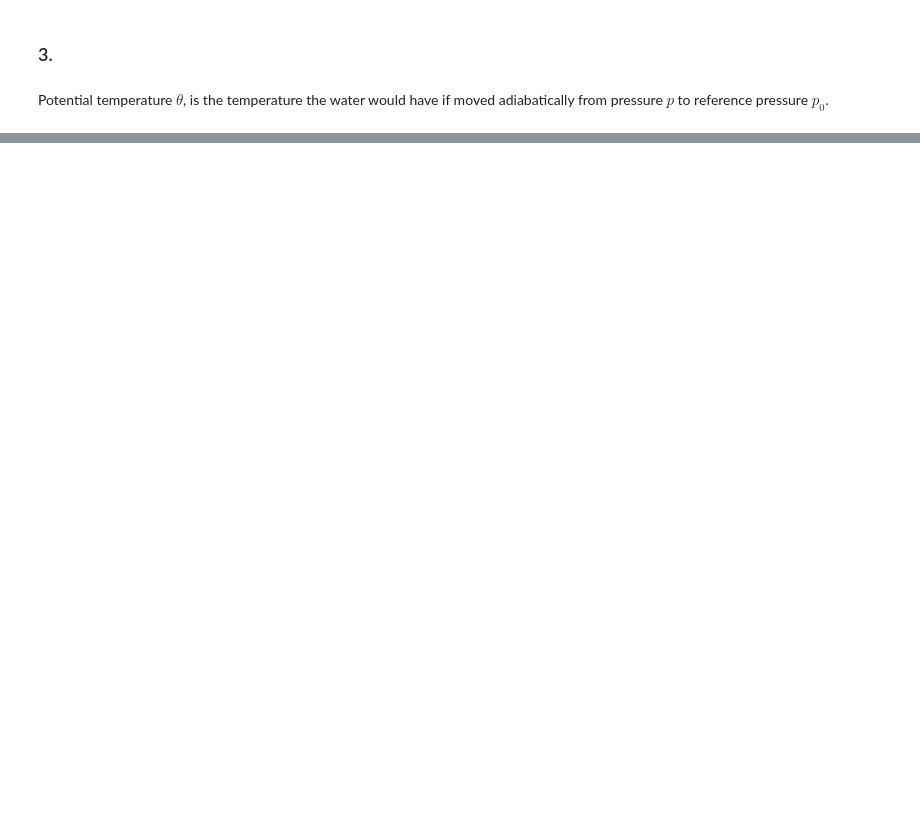
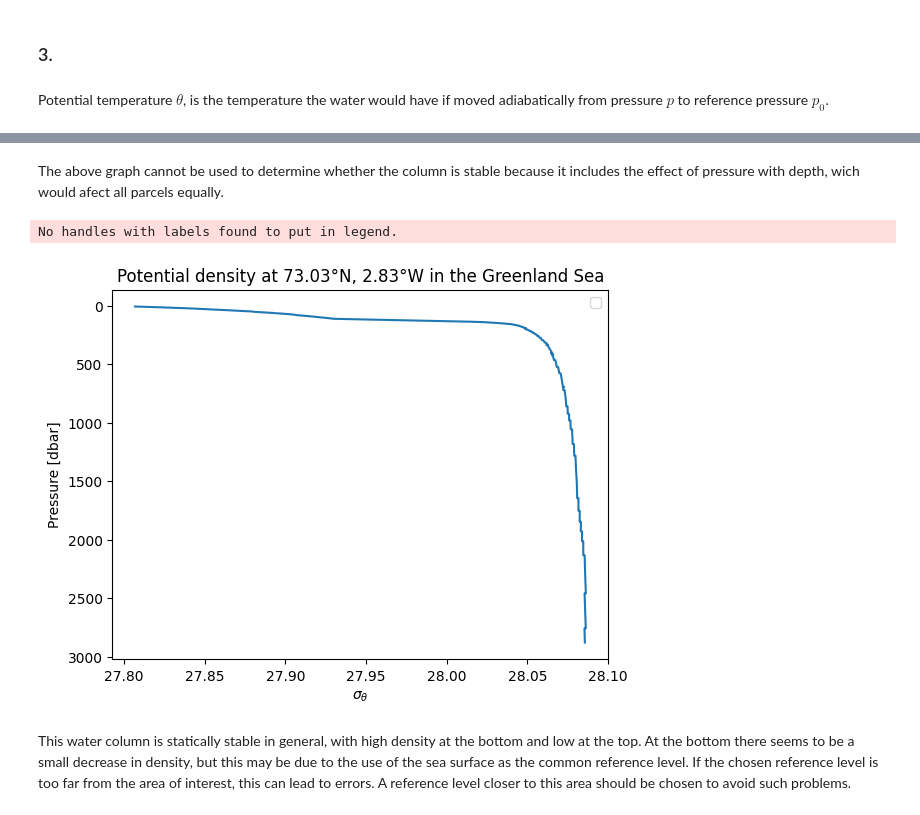
Before and after one commit to Alessimc/GEO2320, a Jupyter notebook: problemset1/problemset1.ipynb, the cells around one changed output, grey strips where cells are left out. Drawn from its saved outputs; the diff is of its cells as text; code cells hidden in the pictures; blank space fills up the shorter version.

```diff
--- a/problemset1/problemset1.ipynb
+++ b/problemset1/problemset1.ipynb
@@ -117,0 +148,16 @@ sigma_theta = gsw.density.sigma0(SA, CT)
+# %% [markdown]
+The above graph cannot be used to determine whether the column is stable because it includes the effect of pressure with depth, wich would afect all parcels equally.
+# %%
+# Plotting density and potential density "theta" vs. pressure
+plt.plot(sigma_theta, df["P"])#, label = r"$\sigma_{\theta}$")
+plt.title("Potential density at 73.03\u00b0N, 2.83\u00b0W in the Greenland Sea")
+plt.xlabel(r"$\sigma_{\theta}$")
+plt.ylabel("Pressure [dbar]")
+plt.gca().invert_yaxis()
+# plt.legend()
+plt.show()
+# %% [output]
+No handles with labels found to put in legend.
+[figure, added]
+# %% [markdown]
+This water column is statically stable in general, with high density at the bottom and low at the top. At the bottom there seems to be a small decrease in density, but this may be due to the use of the sea surface as the common reference level. If the chosen reference level is too far from the area of interest, this can lead to errors. A reference level closer to this area should be chosen to avoid such problems.
```
Also changed, not shown: parts of 6 cells of this notebook.
